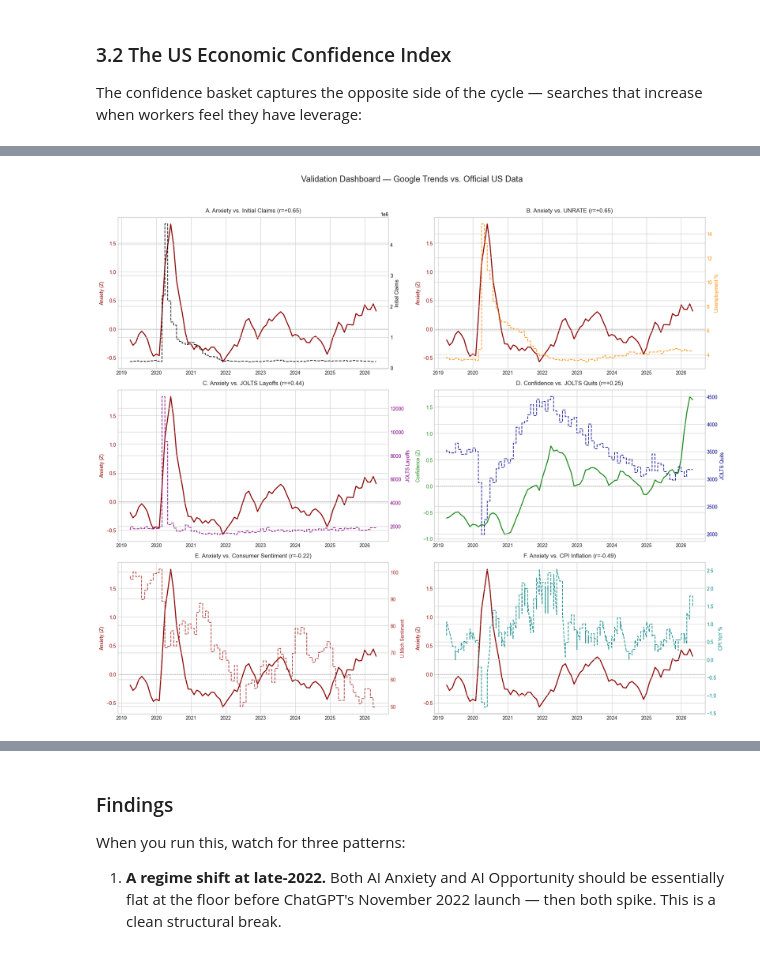
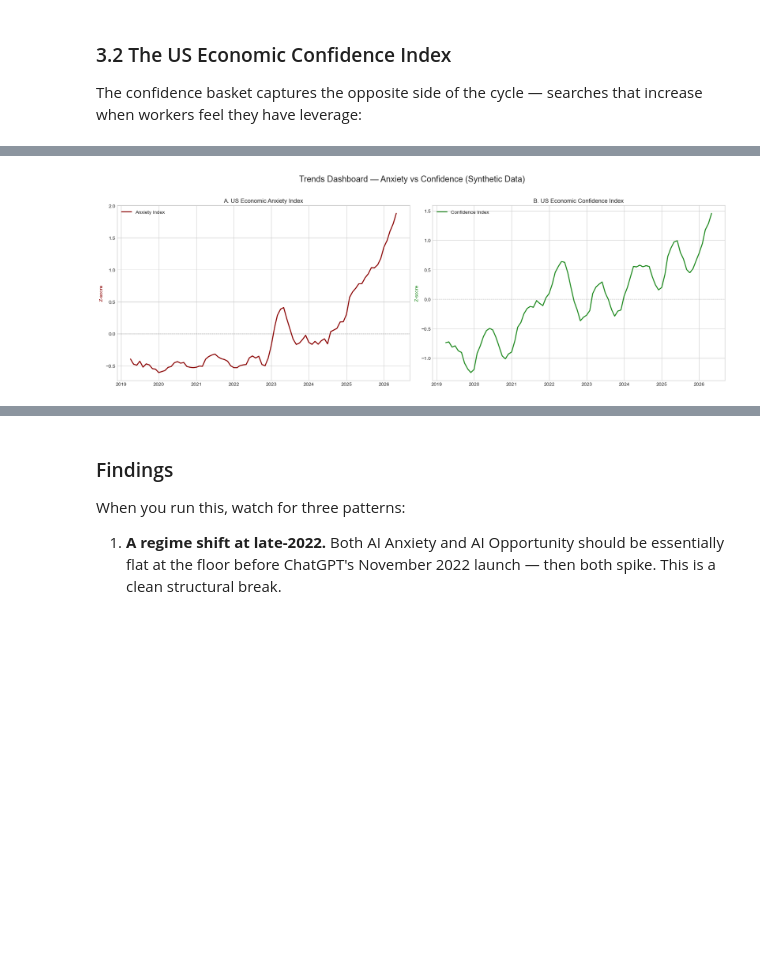
Before and after one commit to datapartnership/ddp-google-training, a Jupyter notebook: notebooks/GT_Training_Final.ipynb, the cells around one changed output, grey strips where cells are left out. Drawn from its saved outputs; the diff is of its cells as text; code cells hidden in the pictures; blank space fills up the shorter version.

```diff
--- a/notebooks/GT_Training_Final.ipynb
+++ b/notebooks/GT_Training_Final.ipynb
@@ -584,16 +693,8 @@ Averaging across iterations...
 # %%
-# ============================================================
-# Standardize and build composite + smoothed index
-# ============================================================
-# Raw search volumes vary enormously across terms (a popular term like
-# "layoff" might dominate "WARN act"). Z-scoring puts every term on a
-# mean=0, std=1 basis so each contributes equally to the index.
 z_scored_anxiety = anxiety_data.apply(stats.zscore, nan_policy='omit')
 
-# Row-wise mean across the 8 standardized terms = composite index
-z_scored_anxiety['Anxiety_Index'] = z_scored_anxiety[us_anxiety_terms].mean(axis=1)
+z_scored_anxiety['Anxiety_Index'] = z_scored_anxiety[ai_anxiety_terms].mean(axis=1)
 
-# 4-month rolling average to smooth out month-to-month noise
 z_scored_anxiety['Smoothed_Anxiety_Index'] = (
     z_scored_anxiety['Anxiety_Index'].rolling(window=4).mean()
 )
@@ -830,48 +912,30 @@ for label, r in correlations.items():
 # %%
 # ============================================================
-# 6-panel benchmark dashboard
+# Simplified dashboard — Trends data only (no FRED)
 # ============================================================
-fig, axs = plt.subplots(3, 2, figsize=(18, 16))
-fig.suptitle('Validation Dashboard — Google Trends vs. Official US Data',
-             fontsize=17, y=0.995)
+fig, axs = plt.subplots(1, 2, figsize=(18, 6))
+fig.suptitle('Trends Dashboard — Anxiety vs Confidence (Synthetic Data)',
+             fontsize=17, y=1.02)
 
 color_anx, color_conf = 'darkred', 'forestgreen'
 
-def plot_panel(ax, trend_data, trend_color, trend_label,
-               official_data, official_color, official_label, title):
-    ax.set_title(title, fontsize=12, pad=10)
-    ax.plot(validation.index, trend_data, color=trend_color,
-            linewidth=2, label=trend_label)
-    ax.set_ylabel(f'{trend_label} (Z)', color=trend_color)
-    ax.tick_params(axis='y', labelcolor=trend_color)
-    ax.axhline(0, color='black', linestyle=':', linewidth=1, alpha=0.5)
+# Panel A — Anxiety Index
+axs[0].plot(validation.index, validation['Trends_Anxiety'],
+            color=color_anx, linewidth=2, label='Anxiety Index')
+axs[0].axhline(0, color='black', linestyle=':', linewidth=1, alpha=0.5)
+axs[0].set_title('A. US Economic Anxiety Index', fontsize=12)
+axs[0].set_ylabel('Z-score', color=color_anx)
+axs[0].legend()
 
-    ax_twin = ax.twinx()
-    ax_twin.plot(validation.index, official_data, color=official_color,
-                 linestyle='--', alpha=0.85, label=official_label)
-    ax_twin.set_ylabel(official_label, color=official_color)
-    ax_twin.tick_params(axis='y', labelcolor=official_color)
+# Panel B — Confidence Index
+axs[1].plot(validation.index, validation['Trends_Confidence'],
+            color=color_conf, linewidth=2, label='Confidence Index')
+axs[1].axhline(0, color='black', linestyle=':', linewidth=1, alpha=0.5)
+axs[1].set_title('B. US Economic Confidence Index', fontsize=12)
+axs[1].set_ylabel('Z-score', color=color_conf)
+axs[1].legend()
 
-plot_panel(axs[0, 0], validation['Trends_Anxiety'], color_anx, 'Anxiety',
-           validation['Initial_Claims_Monthly'], 'black', 'Initial Claims',
-           f'A. Anxiety vs. Initial Claims (r={correlations["Anxiety vs. Initial Claims"]:+.2f})')
-plot_panel(axs[0, 1], validation['Trends_Anxiety'], color_anx, 'Anxiety',
-           validation['Unemployment_Rate'], 'darkorange', 'Unemployment %',
-           f'B. Anxiety vs. UNRATE (r={correlations["Anxiety vs. Unemployment Rate"]:+.2f})')
-plot_panel(axs[1, 0], validation['Trends_Anxiety'], color_anx, 'Anxiety',
-           validation['Official_Layoffs'], 'purple', 'JOLTS Layoffs',
-           f'C. Anxiety vs. JOLTS Layoffs (r={correlations["Anxiety vs. Official Layoffs"]:+.2f})')
-plot_panel(axs[1, 1], validation['Trends_Confidence'], color_conf, 'Confidence',
-           validation['Official_Quits'], 'darkblue', 'JOLTS Quits',
-           f'D. Confidence vs. JOLTS Quits (r={correlations["Confidence vs. Official Quits"]:+.2f})')
-plot_panel(axs[2, 0], validation['Trends_Anxiety'], color_anx, 'Anxiety',
-           validation['Consumer_Sentiment'], 'brown', 'U.Mich Sentiment',
-           f'E. Anxiety vs. Consumer Sentiment (r={correlations["Anxiety vs. Consumer Sentiment"]:+.2f})')
-plot_panel(axs[2, 1], validation['Trends_Anxiety'], color_anx, 'Anxiety',
-           validation['Inflation_YoY'], 'teal', 'CPI YoY %',
-           f'F. Anxiety vs. CPI Inflation (r={correlations["Anxiety vs. CPI Inflation"]:+.2f})')
-
-plt.tight_layout(rect=[0, 0.02, 1, 0.97])
+plt.tight_layout()
 plt.show()
 # %% [output]
-[figure, old version]
+[figure, new version]
```
Also changed, not shown: parts of 35 cells of this notebook.
